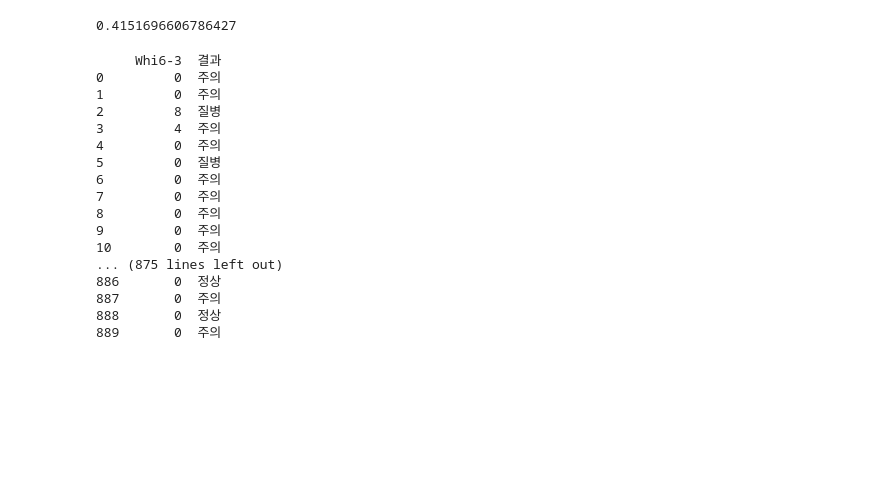
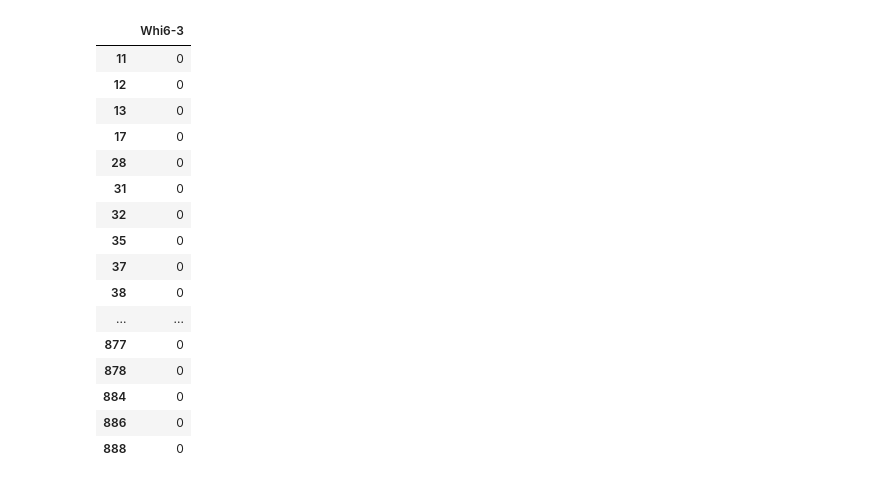
Before and after one commit to watchback/2022_e_world_webtoon_creator, a Jupyter notebook: ai/Gwanger MachineLearning/Mann-Whitney+Bonferroni.ipynb, the cells around one changed output. Saved outputs shown, nothing was run; the diff lists cells and outputs as text; code cells hidden in the pictures; blank space fills up the shorter version.

```diff
--- a/ai/Gwanger MachineLearning/Mann-Whitney+Bonferroni.ipynb
+++ b/ai/Gwanger MachineLearning/Mann-Whitney+Bonferroni.ipynb
@@ -78,29 +95,30 @@ feature_list
 # %%
-    udata = data.iloc[:,[-4, -1]]
-    jeong = udata[udata['결과'] == '정상']
-    warning = udata[udata['결과'] == '주의']
-sum(jeong.iloc[:,0])/len(jeong.iloc[:,0])
-sum(warning.iloc[:,0])/len(warning.iloc[:,0])
+udata = data.iloc[:,[-4, -1]]
+jeong = udata[udata['결과'] == 0]
+warning = udata[udata['결과'] == 1]
+zeel = udata[udata['결과'] == 2]
+#sum(jeong.iloc[:,0])/len(jeong.iloc[:,0])
+#sum(warning.iloc[:,0])/len(warning.iloc[:,0])
 #mannwhitneyu(jeong.iloc[:,0], warning.iloc[:,0])
-# %% [output]
-0.4151696606786427
 # %%
-print(udata)
+
+#jeong.to_csv('jeong.csv')
+jeong
 # %% [output]
-     Whi6-3  결과
-0         0  주의
-1         0  주의
-2         8  질병
-3         4  주의
-4         0  주의
-5         0  질병
-6         0  주의
-7         0  주의
-8         0  주의
-9         0  주의
-10        0  주의
-... (875 lines left out)
-886       0  정상
-887       0  주의
-888       0  정상
-889       0  주의
+|  | Whi6-3 |
+| 11 | 0 |
+| 12 | 0 |
+| 13 | 0 |
+| 17 | 0 |
+| 28 | 0 |
+| 31 | 0 |
+| 32 | 0 |
+| 35 | 0 |
+| 37 | 0 |
+| 38 | 0 |
+| ... | ... |
+| 877 | 0 |
+| 878 | 0 |
+| 884 | 0 |
+| 886 | 0 |
+| 888 | 0 |
```
Also changed, not shown: parts of 6 cells of this notebook, 5 other files.
